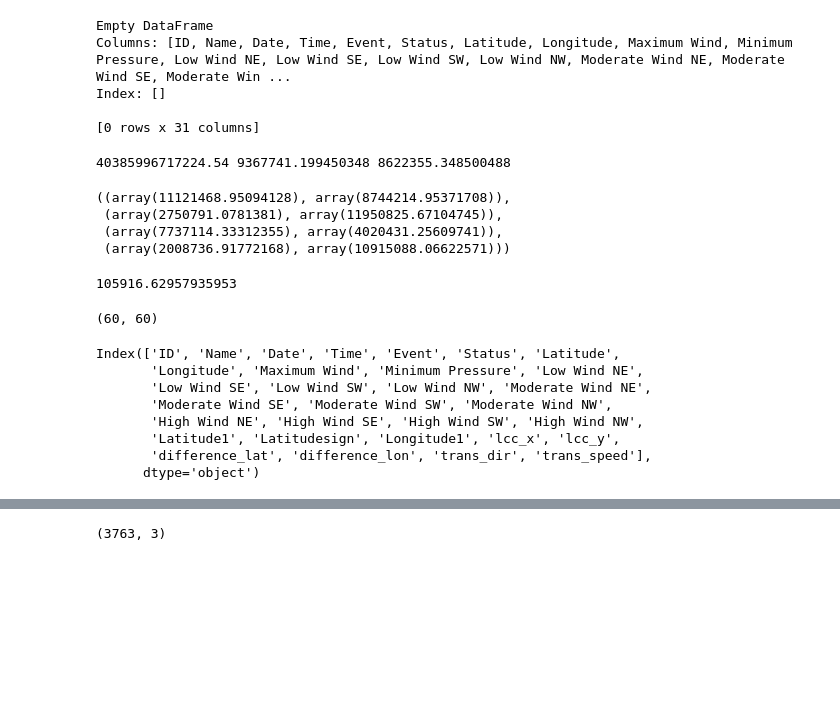
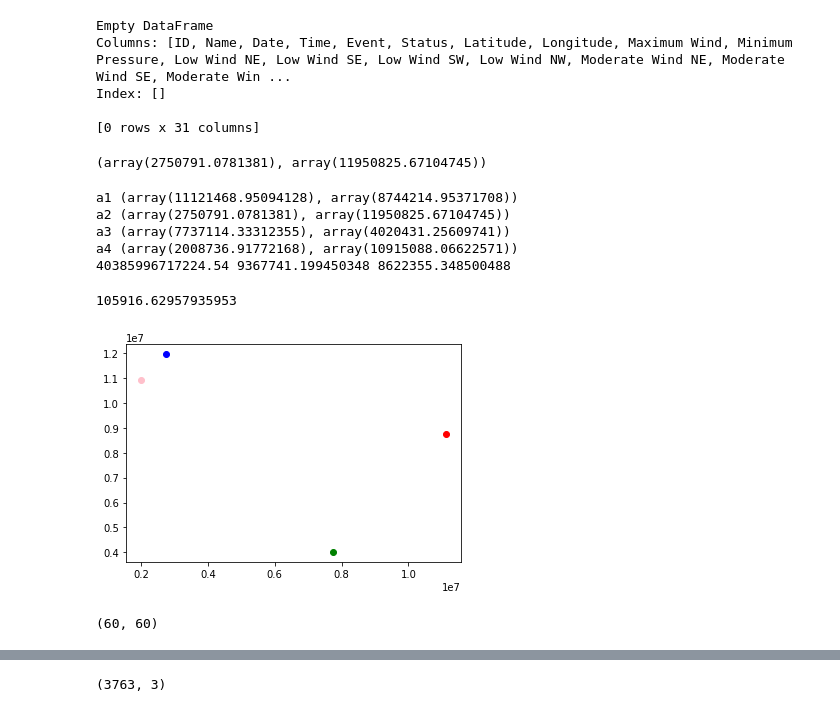
Before and after one commit to Sang555/ece228, a Jupyter notebook: Copy_of_228_hariprasad.ipynb, the cells around one changed output, grey strips where cells are left out. Drawn from its saved outputs; the diff is of its cells as text; code cells hidden in the pictures; blank space fills up the shorter version.

```diff
--- a/Copy_of_228_hariprasad.ipynb
+++ b/Copy_of_228_hariprasad.ipynb
@@ -263,22 +258,36 @@ a4 = lamb.geographic2cartesian(81, 63)
+# %%
+a2
+# %% [output]
+(array(2750791.0781381), array(11950825.67104745))
 # %%
+a1 = lamb.geographic2cartesian(7.4, 109.5)
+a2 = lamb.geographic2cartesian(81, 109.5)
+a3 = lamb.geographic2cartesian(7.4, 63)
+a4 = lamb.geographic2cartesian(81, 63)
+
+print("a1",a1);
+print("a2",a2);
+print("a3",a3);
+print("a4",a4);
+plt.scatter(a1[0],a1[1],color='red')
+plt.scatter(a2[0],a2[1],color='blue')
+plt.scatter(a3[0],a3[1],color='green')
+plt.scatter(a4[0],a4[1],color='pink')
+
 d1=math.sqrt((a2[0]-a3[0])**2+(a2[1]-a3[1])**2);
 d2=math.sqrt((a1[0]-a3[0])**2+(a2[1]-a3[1])**2);
 area_gridspace = 0.5*d1*d2
 print(area_gridspace,d1,d2)
+step_size=math.sqrt(area_gridspace)/60;
+step_size
 # %% [output]
+a1 (array(11121468.95094128), array(8744214.95371708))
+a2 (array(2750791.0781381), array(11950825.67104745))
+a3 (array(7737114.33312355), array(4020431.25609741))
+a4 (array(2008736.91772168), array(10915088.06622571))
 40385996717224.54 9367741.199450348 8622355.348500488
+105916.62957935953
+[figure, added]
-# %%
-a1,a2,a3,a4
-# %% [output]
-((array(11121468.95094128), array(8744214.95371708)),
- (array(2750791.0781381), array(11950825.67104745)),
- (array(7737114.33312355), array(4020431.25609741)),
- (array(2008736.91772168), array(10915088.06622571)))
-# %%
-step_size=math.sqrt(area_gridspace)/60;
-step_size
-# %% [output]
-105916.62957935953
 # %%
 storm_cnt_mat=np.zeros([60,60])
 print(storm_cnt_mat.shape)
@@ -290,11 +297,0 @@ d = collections.defaultdict(dict)
-# %%
-data2.columns
-# %% [output]
-Index(['ID', 'Name', 'Date', 'Time', 'Event', 'Status', 'Latitude',
-       'Longitude', 'Maximum Wind', 'Minimum Pressure', 'Low Wind NE',
-       'Low Wind SE', 'Low Wind SW', 'Low Wind NW', 'Moderate Wind NE',
-       'Moderate Wind SE', 'Moderate Wind SW', 'Moderate Wind NW',
-       'High Wind NE', 'High Wind SE', 'High Wind SW', 'High Wind NW',
-       'Latitude1', 'Latitudesign', 'Longitude1', 'lcc_x', 'lcc_y',
-       'difference_lat', 'difference_lon', 'trans_dir', 'trans_speed'],
-      dtype='object')
```
Also changed, not shown: parts of 8 cells of this notebook.
